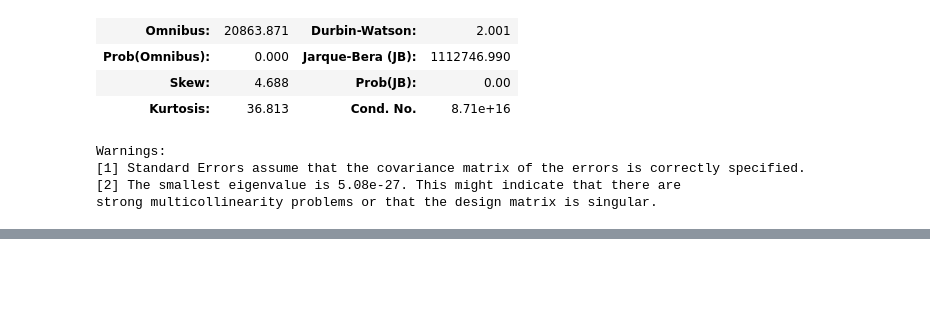
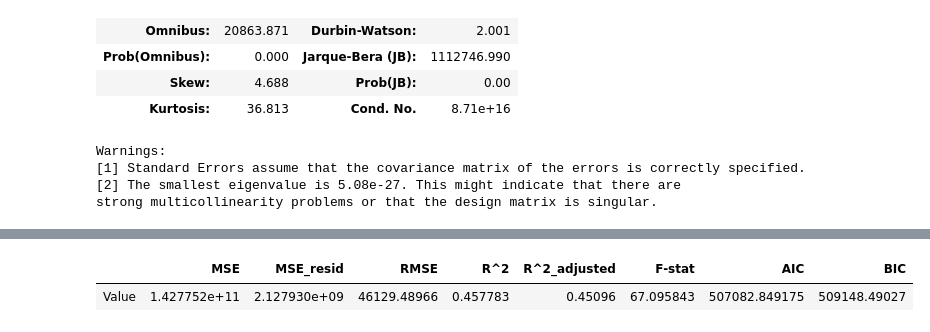
Before and after one commit to KennyMiyasato/developer_salary_predictor, a Jupyter notebook: charlie/charlie_index.ipynb, the cells around one changed output, grey strips where cells are left out. Saved outputs shown, nothing was run; the diff lists cells and outputs as text; code cells hidden in the pictures; blank space fills up the shorter version.

```diff
--- a/charlie/charlie_index.ipynb
+++ b/charlie/charlie_index.ipynb
@@ -578,0 +622,5 @@ def sm_OLS_recursion(x_values,y_values):
+# %%
+sm_performance.transpose()
+# %% [output]
+|  | MSE | MSE_resid | RMSE | R^2 | R^2_adjusted | F-stat | AIC | BIC |
+| Value | 1.427752e+11 | 2.127930e+09 | 46129.48966 | 0.457783 | 0.45096 | 67.095843 | 507082.849175 | 509148.49027 |
```
Also changed, not shown: parts of 8 cells of this notebook.
